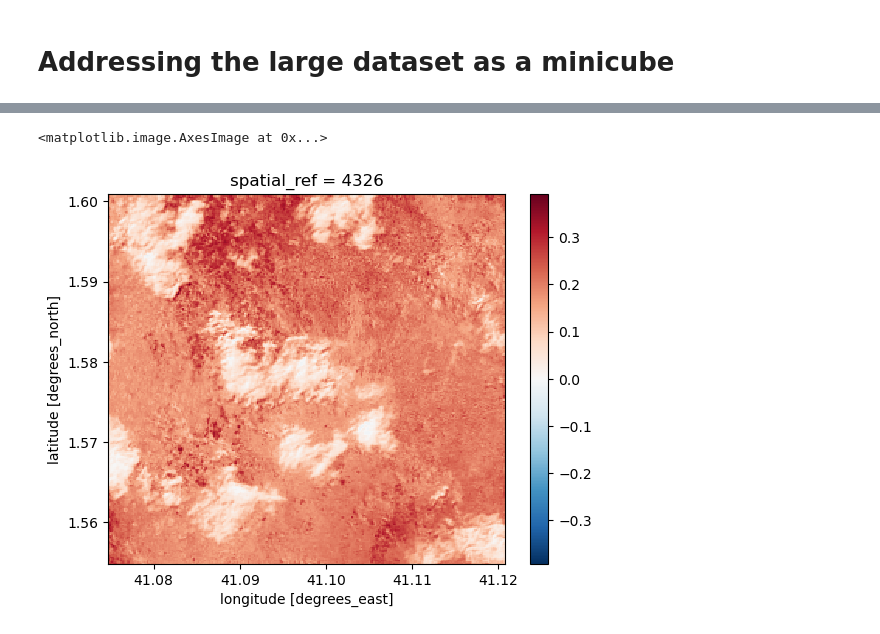
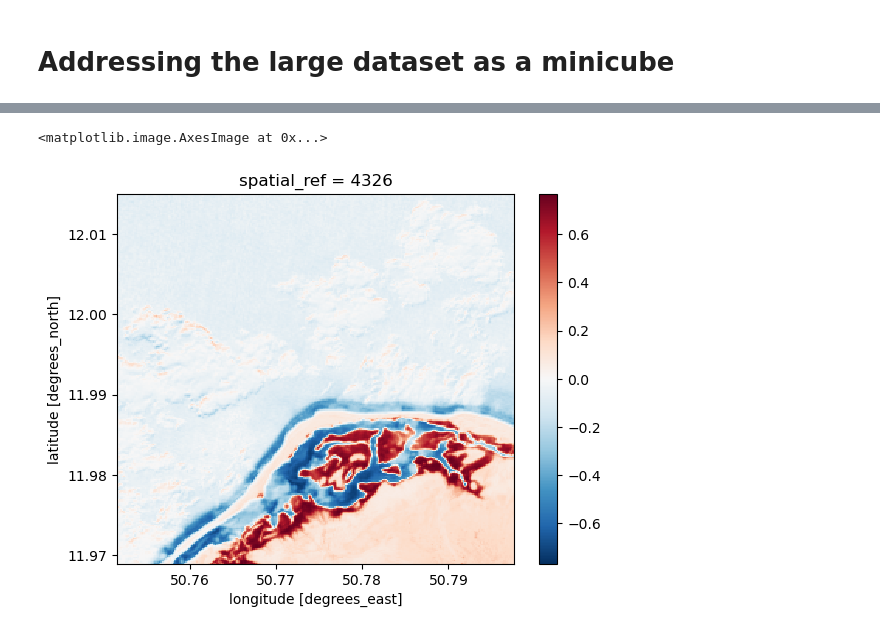
Before and after one commit to MarkusZehner/stacathome, a Jupyter notebook: walltowall.ipynb, the cells around one changed output, grey strips where cells are left out. Cells and saved outputs as stored; diff of their text form; code cells hidden in the pictures.

```diff
--- a/walltowall.ipynb
+++ b/walltowall.ipynb
@@ -22,16 +20,14 @@ requested_bands = ['B02', 'B03', 'B04', 'B8A']
 resolution = 0.00018
 chunksize_xy = 256
 
+out_path = '/Net/Groups/BGI/data/DataStructureMDI/DATA/Incoming/Sentinel/_2/S2A_L2A/ForSites/Sentinel2tiles'
+os.makedirs(out_path, exist_ok=True)
+
 mxc = MaxiCube(aoi=aoi,
             requested_bands=requested_bands,
             crs=4326,
             resolution=resolution,
             chunksize_xy=chunksize_xy,
-            path='/Net/Groups/BGI/data/DataStructureMDI/DATA/Incoming/Sentinel/_2/S2A_L2A/ForSites/Sentinel2tiles'
-
+            chunksize_t=1000,
+            path=out_path
             )
-
-
-# todo: merge local items with requested items
-
-# make a walker that can walk through the chunks, requests items and downloads them
@@ -91,0 +93,3 @@ All data already downloaded.
+# %%
+otf_cube = mxc.load_otf_cube(mxc.req_items_local, mxc.subset(chunk_id=0)[0])
+otf_cube
@@ -581,0 +268,3 @@ Attributes: (0)
+# %%
+mc_int = mxc.get_chunk(0, ('2021-01-01', '2021-01-31')).compute()
+mc_int
@@ -582,9 +289,9 @@ Attributes: (0)
 # %%
 def ndvi(band_red, band_nir):
     return (band_nir - band_red) / (band_nir + band_red)
 
-mc_float = mc.where(mc.B02 != 0, np.nan).dropna(dim='time', how='all')
+mc_float = mc_int.where(mc_int.B02 != 0, np.nan).dropna(dim='time', how='all')
 ndvi(mc_float.B04.mean(dim='time'), mc_float.B8A.mean(dim='time')).plot.imshow()
 # %% [output]
 <matplotlib.image.AxesImage at 0x...>
-[figure, old version]
+[figure, new version]
```
Also changed, not shown: parts of 53 cells of this notebook, 1 other file.
